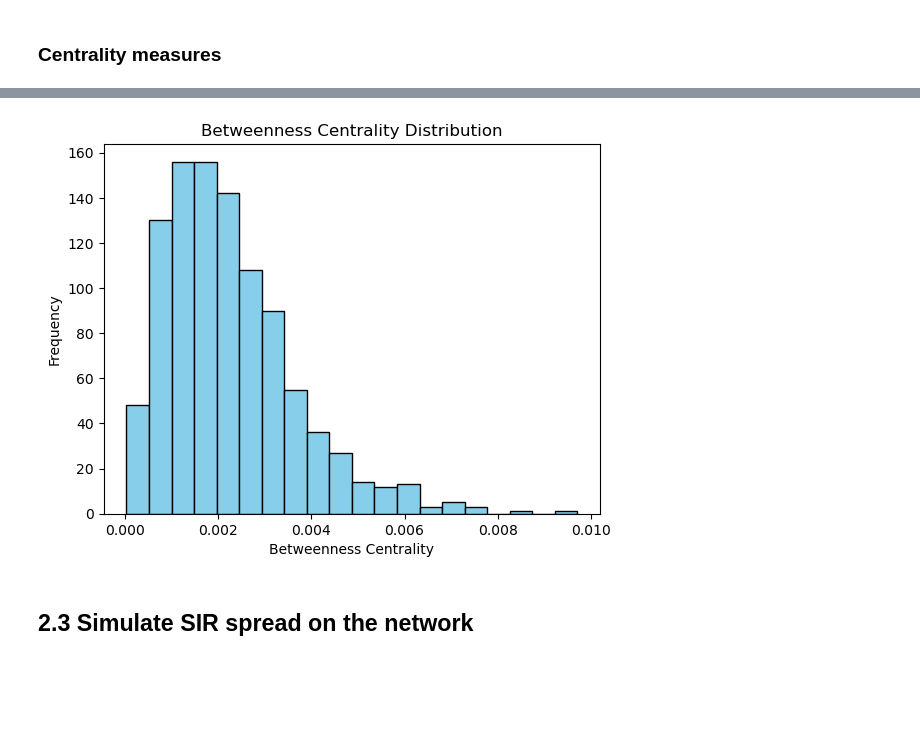
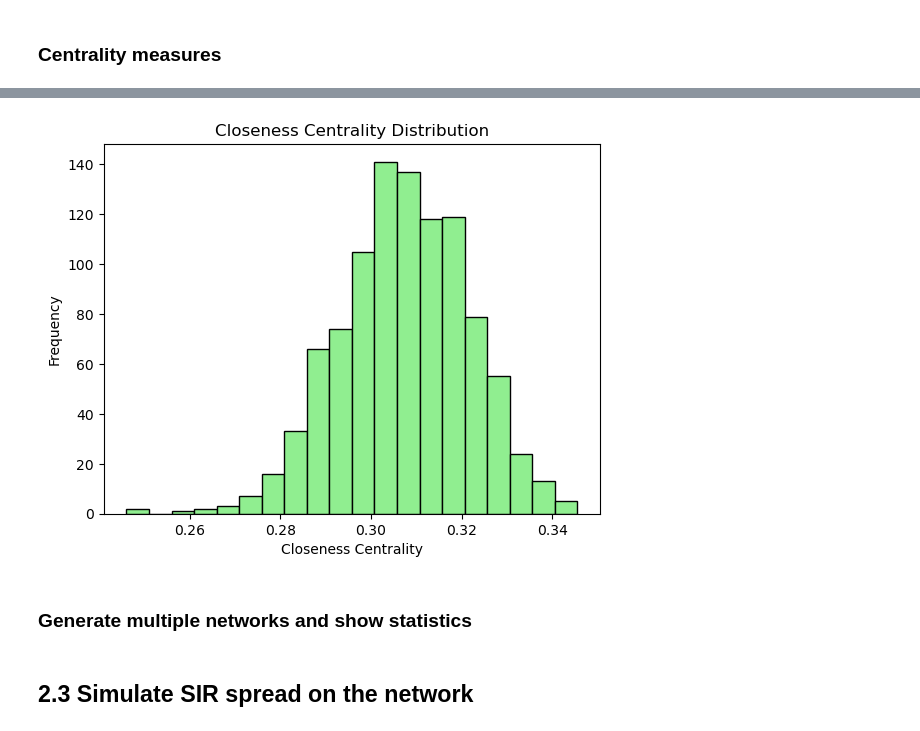
Before and after one commit to kshnva/Intro-CLS-Assignment-2, a Jupyter notebook: spatial.ipynb, the cells around one changed output, grey strips where cells are left out. Cells and saved outputs as stored; diff of their text form; code cells hidden in the pictures; blank space fills up the shorter version.

Commit message:
Changing centrality to separate functions

```diff
--- a/spatial.ipynb
+++ b/spatial.ipynb
@@ -189,37 +175,35 @@ Network average degree (normalised) = 0.008484848484848486
 # %%
-# Betweenness centrality
-num_nodes = 1000
-p = 0.01
-seed = 10
+def show_betweenness_centrality(network):
+    betweenness_centrality = nx.betweenness_centrality(network)
 
-network = create_network('Erdos-Reyni', num_nodes, seed = seed, p = p)
-betweenness_centrality = nx.betweenness_centrality(network)
-
-# TODO: MODIFY THIS IS CHATGPT
-# Plot a histogram of betweenness centrality values
-plt.hist(list(betweenness_centrality.values()), bins=20, color='skyblue', edgecolor='black')
-plt.title('Betweenness Centrality Distribution')
-plt.xlabel('Betweenness Centrality')
-plt.ylabel('Frequency')
-plt.show()
+    # Plot a histogram of betweenness centrality values
+    plt.hist(list(betweenness_centrality.values()), bins=20, color='lightgreen', edgecolor='black')
+    plt.title('Betweenness Centrality Distribution')
+    plt.xlabel('Betweenness Centrality')
+    plt.ylabel('Frequency')
+    plt.show()
-# %% [output]
-[figure, removed]
 # %%
-# Closeness centrality
-num_nodes = 1000
-p = 0.01
-seed = 10
+def show_closeness_centrality(network):
+    closeness_centrality = nx.closeness_centrality(network)
 
-network = create_network('Erdos-Reyni', num_nodes, seed = seed, p = p)
-closeness_centrality = nx.closeness_centrality(network)
-
-# TODO: MODIFY THIS IS CHATGPT
-# Plot a histogram of closeness centrality values
-plt.hist(list(closeness_centrality.values()), bins=20, color='lightgreen', edgecolor='black')
-plt.title('Closeness Centrality Distribution')
-plt.xlabel('Closeness Centrality')
-plt.ylabel('Frequency')
-plt.show()
+    # Plot a histogram of closeness centrality values
+    plt.hist(list(closeness_centrality.values()), bins=20, color='lightgreen', edgecolor='black')
+    plt.title('Closeness Centrality Distribution')
+    plt.xlabel('Closeness Centrality')
+    plt.ylabel('Frequency')
+    plt.show()
+# %%
+# Testing closeness centrality
+num_nodes = 1000
+p = 0.01
+seed = 10
+
+network = create_network('Erdos-Reyni', num_nodes, seed = seed, p = p)
+show_closeness_centrality(network)
+# %% [output]
+[figure, added]
+# %% [markdown]
+### Generate multiple networks and show statistics
 # %% [markdown]
 ## 2.3 Simulate SIR spread on the network
 # %% [markdown]
```
Also changed, not shown: parts of 8 cells of this notebook.
